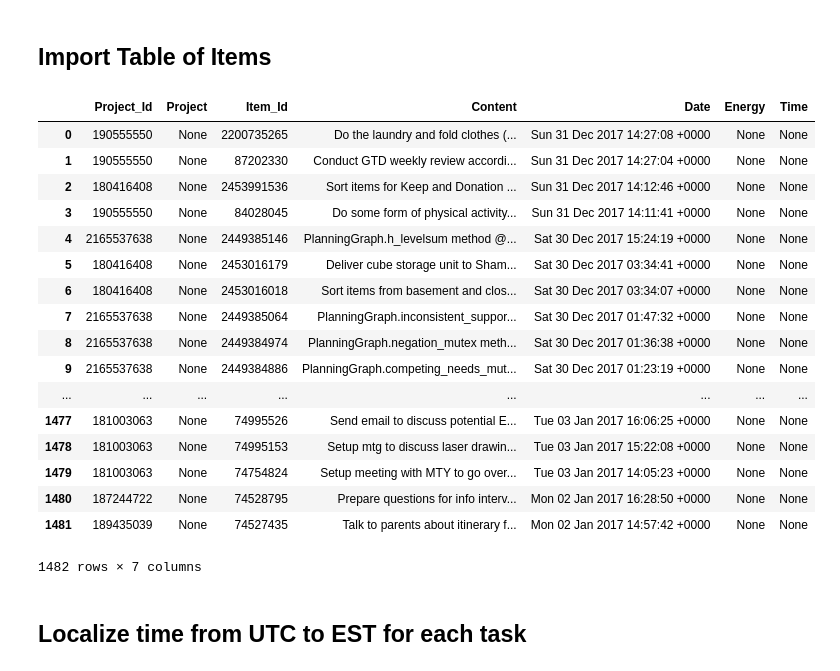
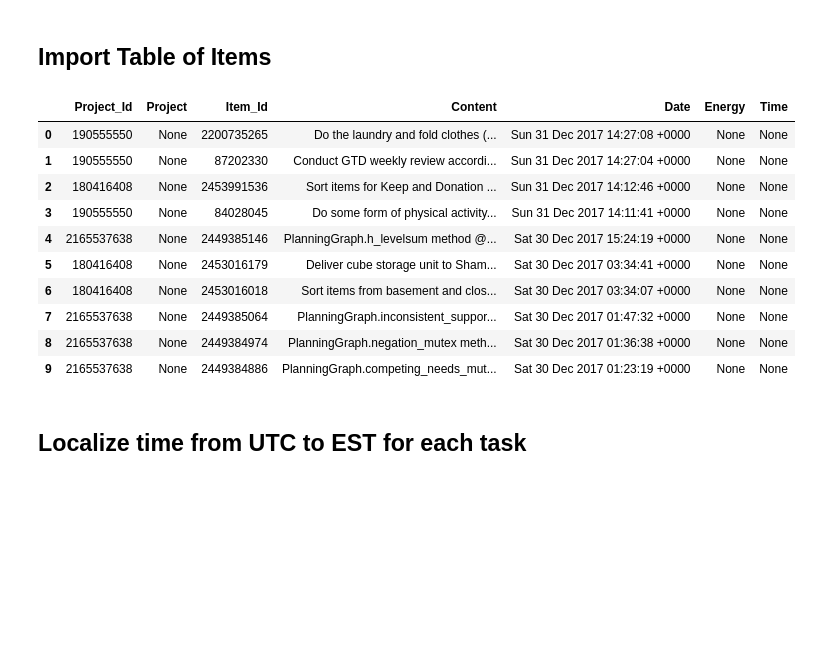
Before and after one commit to vijai747/ToDoistDashboard, a Jupyter notebook: ToDoist API Dashboard.ipynb, the cells around one changed output. Drawn from its saved outputs; the diff is of its cells as text; code cells hidden in the pictures; blank space fills up the shorter version.

```diff
--- a/ToDoist API Dashboard.ipynb
+++ b/ToDoist API Dashboard.ipynb
@@ -47,26 +47,19 @@ projectTable
 ## Import Table of Items
 # %%
 itemTable = pd.read_csv('itemTable.csv', index_col = 0)
-itemTable
+itemTable.head(10)
 # %% [output]
 |  | Project_Id | Project | Item_Id | Content | Date | Energy | Time |
 | 0 | 190555550 | None | 2200735265 | Do the laundry and fold clothes (... | Sun 31 Dec 2017 14:27:08 +0000 | None | None |
 | 1 | 190555550 | None | 87202330 | Conduct GTD weekly review accordi... | Sun 31 Dec 2017 14:27:04 +0000 | None | None |
 | 2 | 180416408 | None | 2453991536 | Sort items for Keep and Donation ... | Sun 31 Dec 2017 14:12:46 +0000 | None | None |
 | 3 | 190555550 | None | 84028045 | Do some form of physical activity... | Sun 31 Dec 2017 14:11:41 +0000 | None | None |
 | 4 | 2165537638 | None | 2449385146 | PlanningGraph.h_levelsum method @... | Sat 30 Dec 2017 15:24:19 +0000 | None | None |
 | 5 | 180416408 | None | 2453016179 | Deliver cube storage unit to Sham... | Sat 30 Dec 2017 03:34:41 +0000 | None | None |
 | 6 | 180416408 | None | 2453016018 | Sort items from basement and clos... | Sat 30 Dec 2017 03:34:07 +0000 | None | None |
 | 7 | 2165537638 | None | 2449385064 | PlanningGraph.inconsistent_suppor... | Sat 30 Dec 2017 01:47:32 +0000 | None | None |
 | 8 | 2165537638 | None | 2449384974 | PlanningGraph.negation_mutex meth... | Sat 30 Dec 2017 01:36:38 +0000 | None | None |
 | 9 | 2165537638 | None | 2449384886 | PlanningGraph.competing_needs_mut... | Sat 30 Dec 2017 01:23:19 +0000 | None | None |
-| ... | ... | ... | ... | ... | ... | ... | ... |
-| 1477 | 181003063 | None | 74995526 | Send email to discuss potential E... | Tue 03 Jan 2017 16:06:25 +0000 | None | None |
-| 1478 | 181003063 | None | 74995153 | Setup mtg to discuss laser drawin... | Tue 03 Jan 2017 15:22:08 +0000 | None | None |
-| 1479 | 181003063 | None | 74754824 | Setup meeting with MTY to go over... | Tue 03 Jan 2017 14:05:23 +0000 | None | None |
-| 1480 | 187244722 | None | 74528795 | Prepare questions for info interv... | Mon 02 Jan 2017 16:28:50 +0000 | None | None |
-| 1481 | 189435039 | None | 74527435 | Talk to parents about itinerary f... | Mon 02 Jan 2017 14:57:42 +0000 | None | None |
-1482 rows × 7 columns
 # %% [markdown]
 ## Localize time from UTC to EST for each task
 # %%
```
Also changed, not shown: parts of 5 cells of this notebook.
